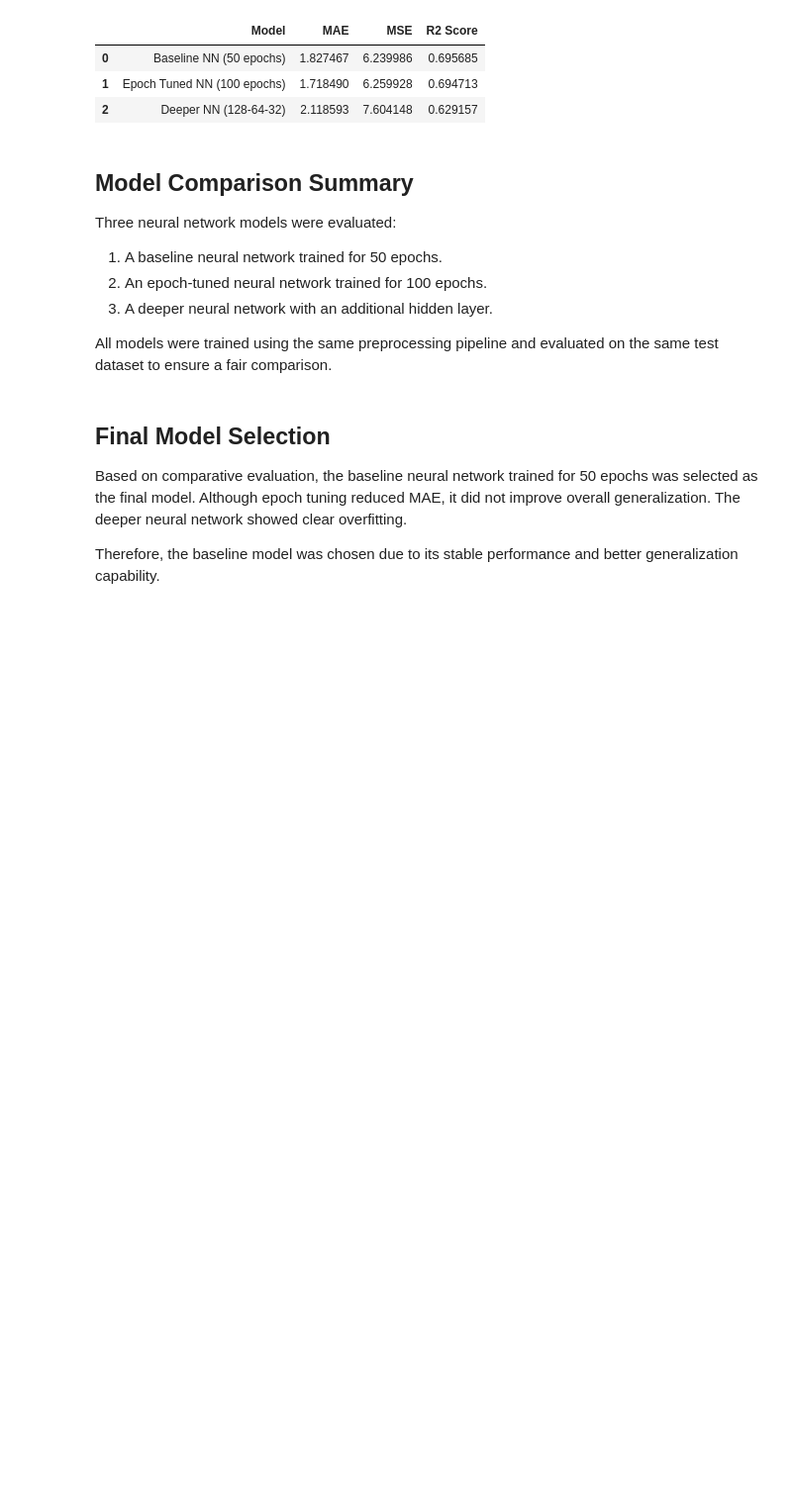
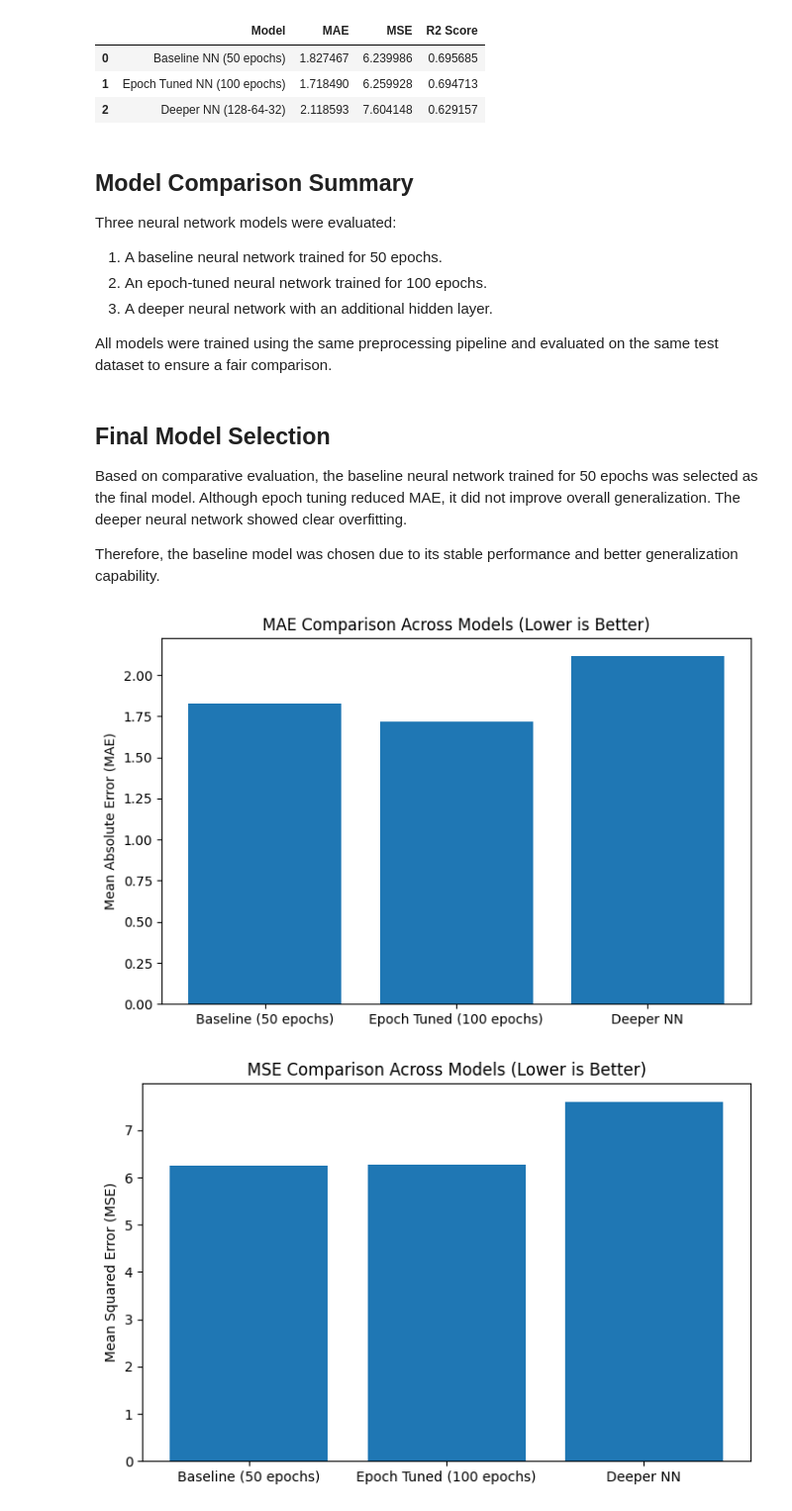
Before and after one commit to har1s3538/student-performance-nn, a Jupyter notebook: notebooks/student_performance_nn.ipynb, the cells around one changed output. Shown at 99% size. Drawn from its saved outputs; the diff is of its cells as text; code cells hidden in the pictures; blank space fills up the shorter version.

Commit message:
Added MAE, MSE, and R2 visualizations to support final model selection

```diff
--- a/notebooks/student_performance_nn.ipynb
+++ b/notebooks/student_performance_nn.ipynb
@@ -440,3 +440,39 @@ improve overall generalization. The deeper neural network showed clear overfitti
 
 Therefore, the baseline model was chosen due to its stable performance and better
 generalization capability.
+# %%
+import matplotlib.pyplot as plt
+
+models = [
+    "Baseline (50 epochs)",
+    "Epoch Tuned (100 epochs)",
+    "Deeper NN"
+]
+
+mae_values = [mae, mae_iter1, mae_deep]
+mse_values = [mse, mse_iter1, mse_deep]
+r2_values = [r2, r2_iter1, r2_deep]
+
+# MAE Plot
+plt.figure(figsize=(8,5))
+plt.bar(models, mae_values)
+plt.ylabel("Mean Absolute Error (MAE)")
+plt.title("MAE Comparison Across Models (Lower is Better)")
+plt.show()
+
+# MSE Plot
+plt.figure(figsize=(8,5))
+plt.bar(models, mse_values)
+plt.ylabel("Mean Squared Error (MSE)")
+plt.title("MSE Comparison Across Models (Lower is Better)")
+plt.show()
+
+# R2 Plot
+plt.figure(figsize=(8,5))
+plt.bar(models, r2_values)
+plt.ylabel("R² Score")
+plt.title("R² Score Comparison Across Models (Higher is Better)")
+plt.show()
+# %% [output]
+[figure, added]
+[figure, added]
```
Also changed, not shown: parts of 2 cells of this notebook.
